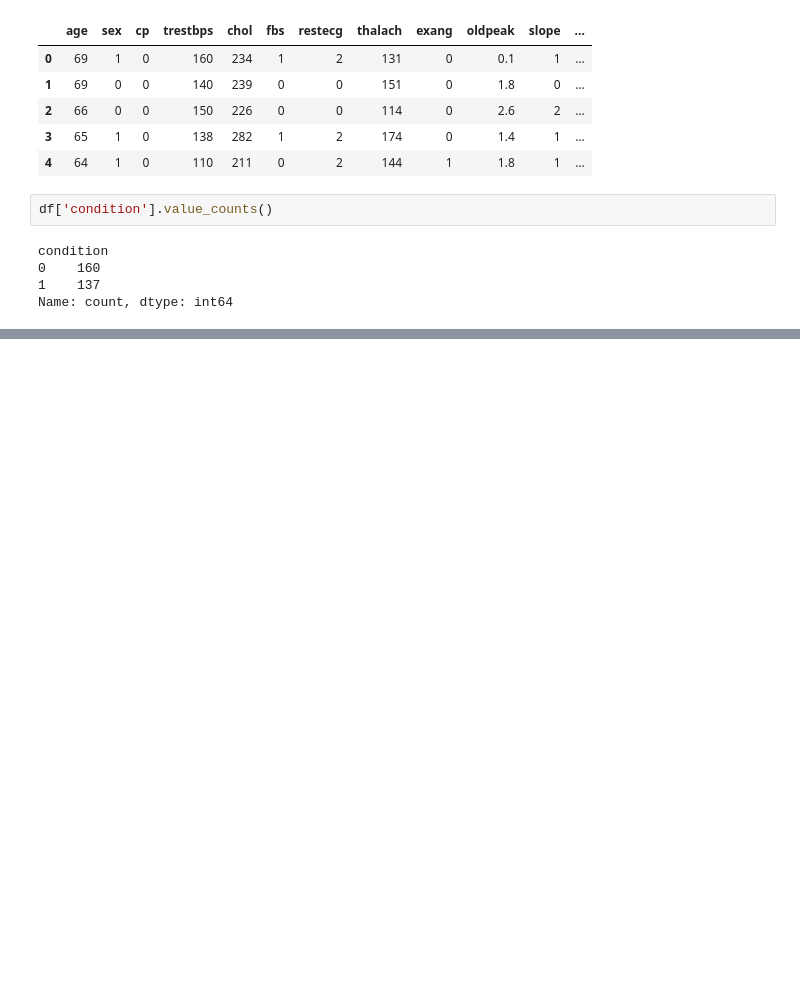
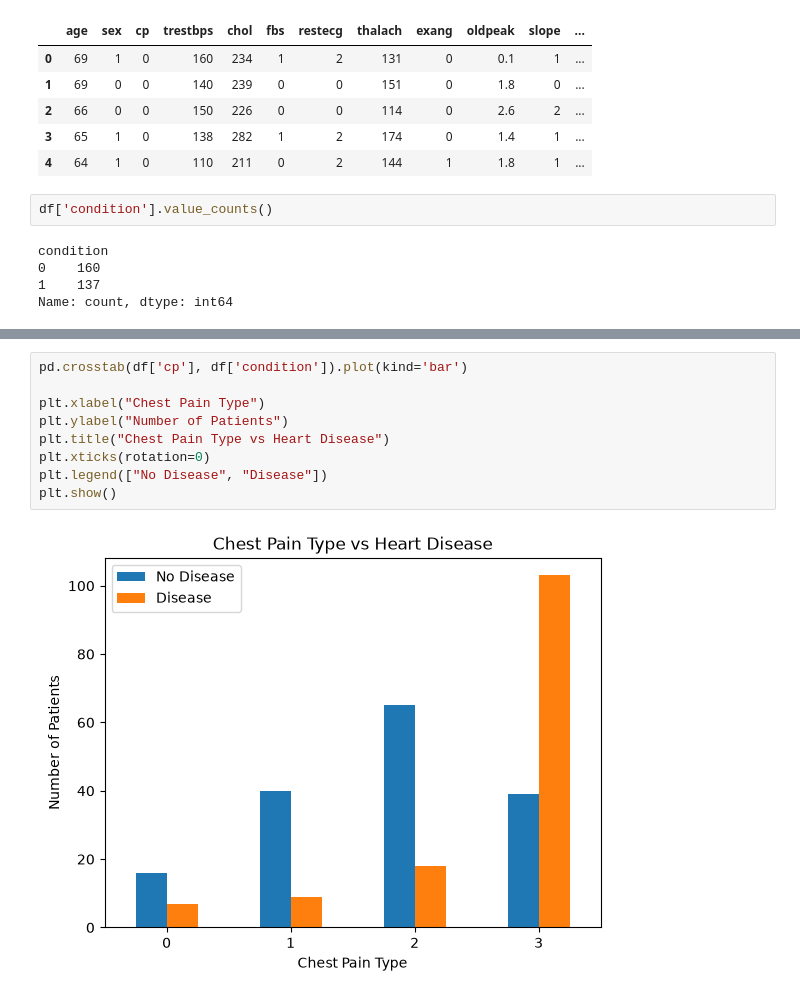
Before and after one commit to bhaikattisakshi/health-decision-prediction, a Jupyter notebook: Untitled1.ipynb, the cells around one changed output, grey strips where cells are left out. Cells and saved outputs as stored; diff of their text form; blank space fills up the shorter version.

```diff
--- a/Untitled1.ipynb
+++ b/Untitled1.ipynb
@@ -73,0 +137,11 @@ Name: count, dtype: int64
+# %%
+pd.crosstab(df['cp'], df['condition']).plot(kind='bar')
+
+plt.xlabel("Chest Pain Type")
+plt.ylabel("Number of Patients")
+plt.title("Chest Pain Type vs Heart Disease")
+plt.xticks(rotation=0)
+plt.legend(["No Disease", "Disease"])
+plt.show()
+# %% [output]
+[figure, added]
```
Also changed, not shown: parts of 19 cells of this notebook.
